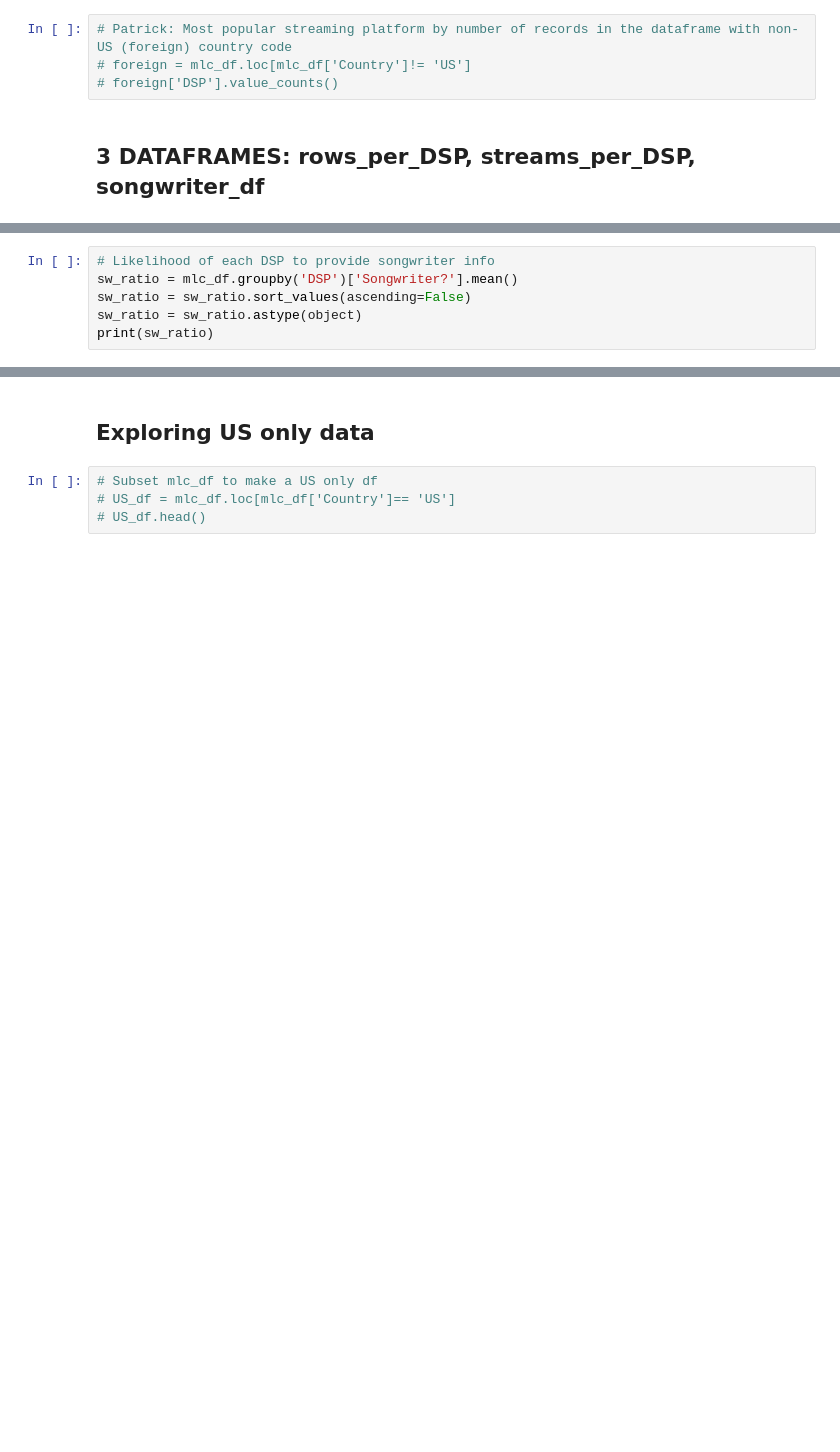
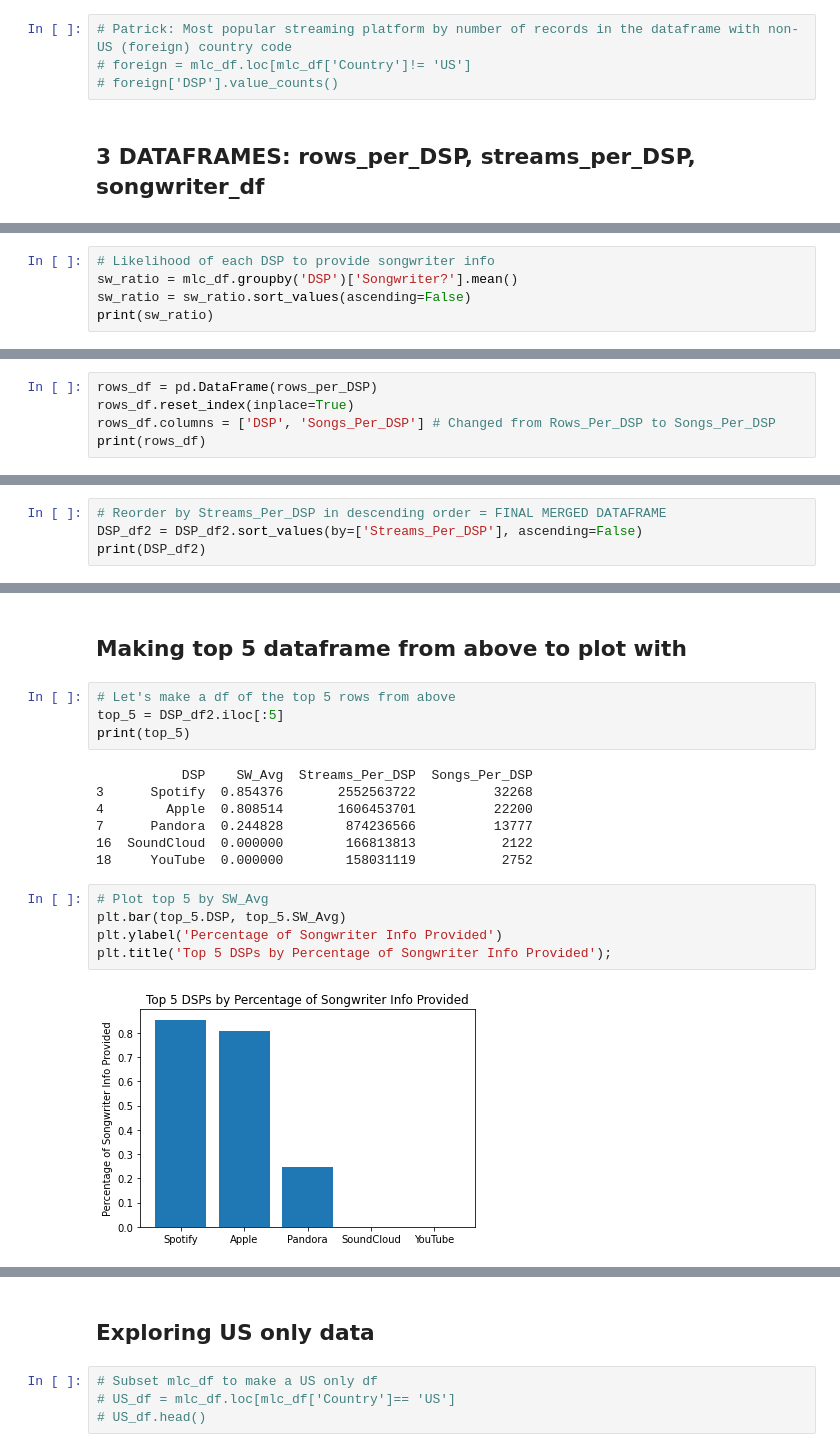
Before and after one commit to NSS-Data-Analytics-Cohort-6/mlc-project-nan-nagini, a Jupyter notebook: notebooks/mlc_jasmine.ipynb, the cells around one changed output, grey strips where cells are left out. Drawn from its saved outputs; the diff is of its cells as text; blank space fills up the shorter version.

Commit message:
Plotted top 5 DSPs by streams for each of the 3 columns

```diff
--- a/notebooks/mlc_jasmine.ipynb
+++ b/notebooks/mlc_jasmine.ipynb
@@ -110,7 +110,6 @@ Name: DSP, dtype: int64
 # Likelihood of each DSP to provide songwriter info
 sw_ratio = mlc_df.groupby('DSP')['Songwriter?'].mean()
 sw_ratio = sw_ratio.sort_values(ascending=False)
-sw_ratio = sw_ratio.astype(object)
 print(sw_ratio)
 # %% [output]
 DSP
@@ -295,0 +228,5 @@ print(DSP_df2)
+# %%
+rows_df = pd.DataFrame(rows_per_DSP)
+rows_df.reset_index(inplace=True)
+rows_df.columns = ['DSP', 'Songs_Per_DSP'] # Changed from Rows_Per_DSP to Songs_Per_DSP
+print(rows_df)
@@ -295,0 +297,4 @@ print(DSP_df2)
+# %%
+# Reorder by Streams_Per_DSP in descending order = FINAL MERGED DATAFRAME
+DSP_df2 = DSP_df2.sort_values(by=['Streams_Per_DSP'], ascending=False)
+print(DSP_df2)
@@ -295,0 +319,20 @@ print(DSP_df2)
+# %% [markdown]
+## Making top 5 dataframe from above to plot with
+# %%
+# Let's make a df of the top 5 rows from above
+top_5 = DSP_df2.iloc[:5]
+print(top_5)
+# %% [output]
+           DSP    SW_Avg  Streams_Per_DSP  Songs_Per_DSP
+3      Spotify  0.854376       2552563722          32268
+4        Apple  0.808514       1606453701          22200
+7      Pandora  0.244828        874236566          13777
+16  SoundCloud  0.000000        166813813           2122
+18     YouTube  0.000000        158031119           2752
+# %%
+# Plot top 5 by SW_Avg
+plt.bar(top_5.DSP, top_5.SW_Avg)
+plt.ylabel('Percentage of Songwriter Info Provided')
+plt.title('Top 5 DSPs by Percentage of Songwriter Info Provided');
+# %% [output]
+[figure, added]
```
Also changed, not shown: parts of 28 cells of this notebook.
